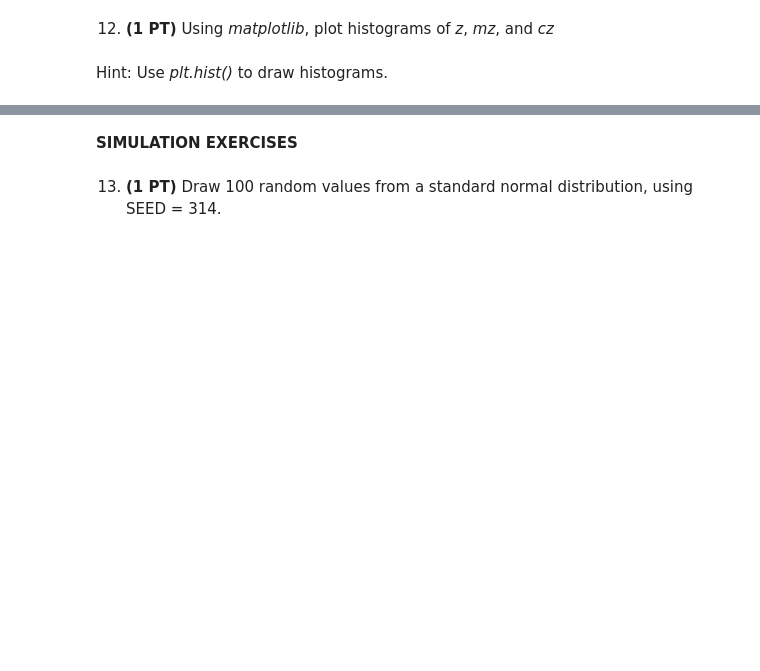
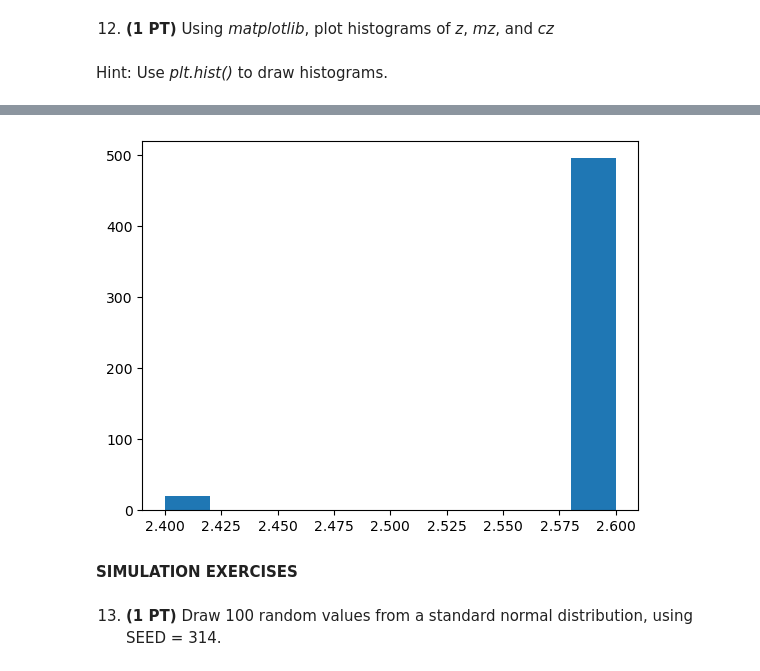
Before and after one commit to Lavinachen/hudm5001, a Jupyter notebook: programming_assignments/python/Lavina Chen_yc4305_numpy_assignment-Copy1.ipynb, the cells around one changed output, grey strips where cells are left out. Saved outputs shown, nothing was run; the diff lists cells and outputs as text; code cells hidden in the pictures; blank space fills up the shorter version.

```diff
--- a/programming_assignments/python/Lavina Chen_yc4305_numpy_assignment-Copy1.ipynb
+++ b/programming_assignments/python/Lavina Chen_yc4305_numpy_assignment-Copy1.ipynb
@@ -65,3 +213,6 @@ Print the product, and check if the result makes sense.
 11) **(1 PT)** Given *mz*, set all values less than 2.4 equal to 2.4 (apply a floor), and set all values greater than 2.6 to 2.6 (apply a ceiling).
 [Hint](https://numpy.org/doc/stable/reference/generated/numpy.clip.html)
 Call this variable *cz* and print the values.
+# %%
+cz = np.clip(mz, 2.4, 2.6)
+print (cz)
@@ -80,3 +255,9 @@ Hint: Use *plt.hist()* to draw histograms.
+# %%
+# cz
+plt.hist(cz)
+plt.show()
+# %% [output]
+[figure, added]
 # %% [markdown]
 **SIMULATION EXERCISES**
 # %% [markdown]
```
Also changed, not shown: parts of 26 cells of this notebook, 1 other file.
